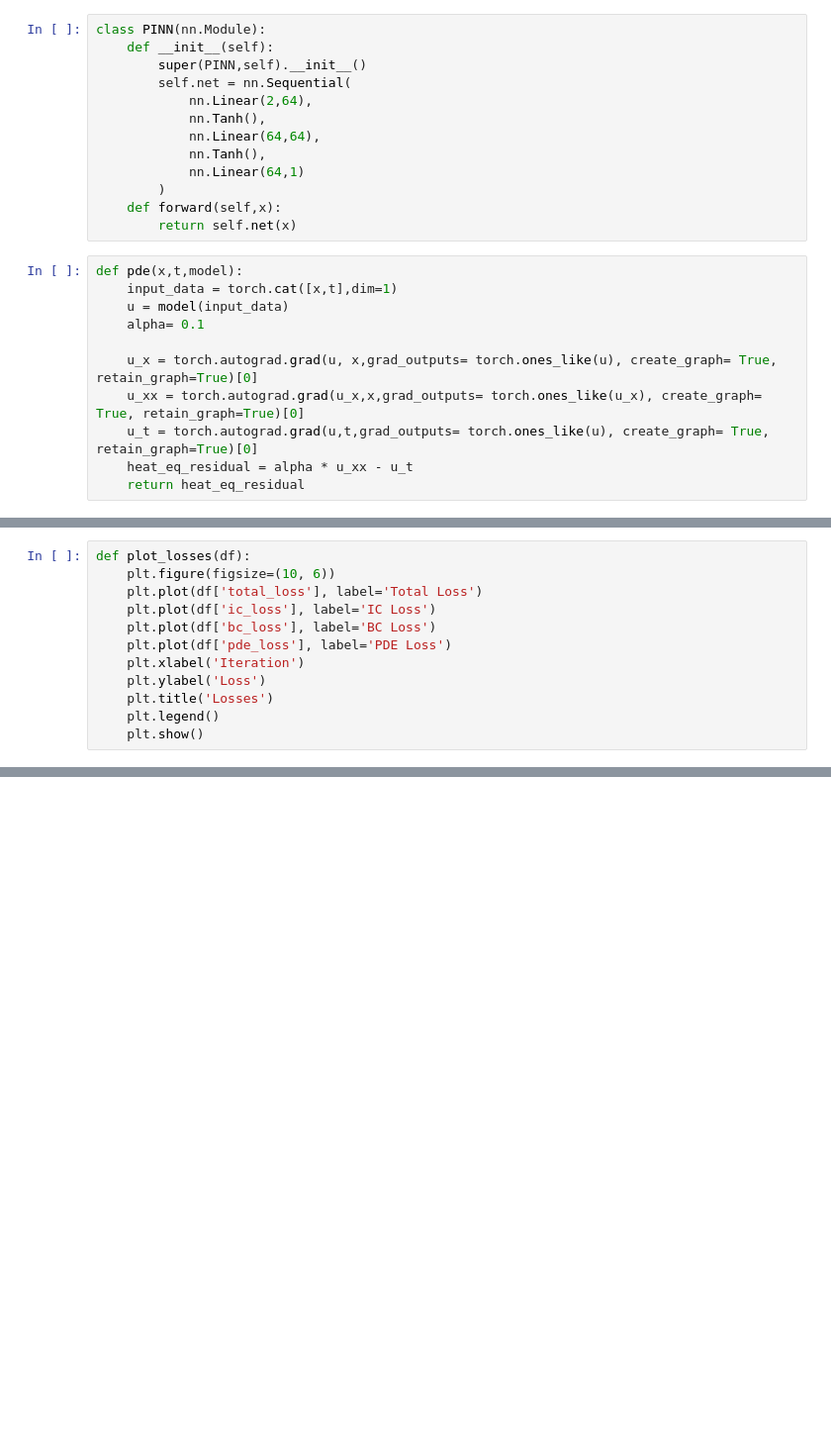
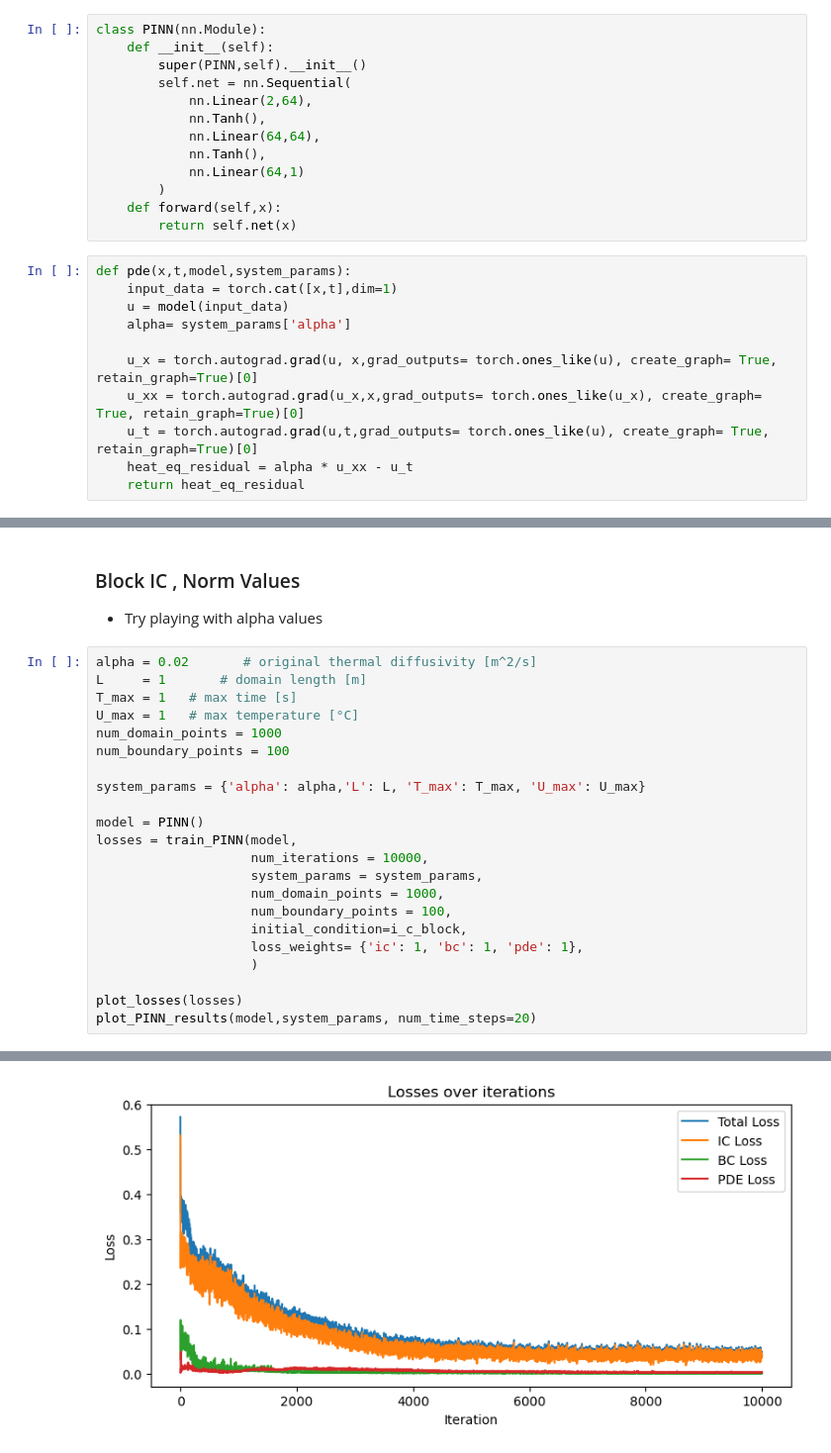
Before and after one commit to imriaharoni/PINN_Workshop, a Jupyter notebook: PINN_1D_Heat_Eq_Workshop_V2.ipynb, the cells around one changed output, grey strips where cells are left out. Shown: that part at 99% size. Saved outputs shown, nothing was run; the diff lists cells and outputs as text; blank space fills up the shorter version.

```diff
--- a/PINN_1D_Heat_Eq_Workshop_V2.ipynb
+++ b/PINN_1D_Heat_Eq_Workshop_V2.ipynb
@@ -152,10 +164,10 @@ class PINN(nn.Module):
     def forward(self,x):
         return self.net(x)
 # %%
-def pde(x,t,model):
+def pde(x,t,model,system_params):
     input_data = torch.cat([x,t],dim=1)
     u = model(input_data)
-    alpha= 0.1
+    alpha= system_params['alpha']
 
     u_x = torch.autograd.grad(u, x,grad_outputs= torch.ones_like(u), create_graph= True, retain_graph=True)[0]
     u_xx = torch.autograd.grad(u_x,x,grad_outputs= torch.ones_like(u_x), create_graph= True, retain_graph=True)[0]
@@ -217,15 +220,3 @@ def train_PINN(model, num_iterations, num_domain_points, num_boundary_points, in
     # insert all losses to a dataframe
     df = pd.DataFrame({'ic_loss': ic_losses, 'bc_loss': bc_losses, 'pde_loss': pde_losses, 'total_loss': total_losses})
     return df
-# %%
-def plot_losses(df):
-    plt.figure(figsize=(10, 6))
-    plt.plot(df['total_loss'], label='Total Loss')
-    plt.plot(df['ic_loss'], label='IC Loss')
-    plt.plot(df['bc_loss'], label='BC Loss')
-    plt.plot(df['pde_loss'], label='PDE Loss')
-    plt.xlabel('Iteration')
-    plt.ylabel('Loss')
-    plt.title('Losses')
-    plt.legend()
-    plt.show()
@@ -281,0 +267,26 @@ plt.show()
+# %% [markdown]
+### Block IC , Norm Values
+- Try playing with alpha values
+# %%
+alpha = 0.02       # original thermal diffusivity [m^2/s]
+L     = 1       # domain length [m]
+T_max = 1   # max time [s]
+U_max = 1   # max temperature [°C]
+num_domain_points = 1000
+num_boundary_points = 100
+
+system_params = {'alpha': alpha,'L': L, 'T_max': T_max, 'U_max': U_max}
+
+model = PINN()
+losses = train_PINN(model,
+                    num_iterations = 10000,
+                    system_params = system_params,
+                    num_domain_points = 1000,
+                    num_boundary_points = 100,
+                    initial_condition=i_c_block,
+                    loss_weights= {'ic': 1, 'bc': 1, 'pde': 1},
+                    )
+
+plot_losses(losses)
+plot_PINN_results(model,system_params, num_time_steps=20)
+# %% [output]
@@ -281,0 +303 @@ plt.show()
+[figure, added]
```
Also changed, not shown: parts of 23 cells of this notebook, 1 other file.
